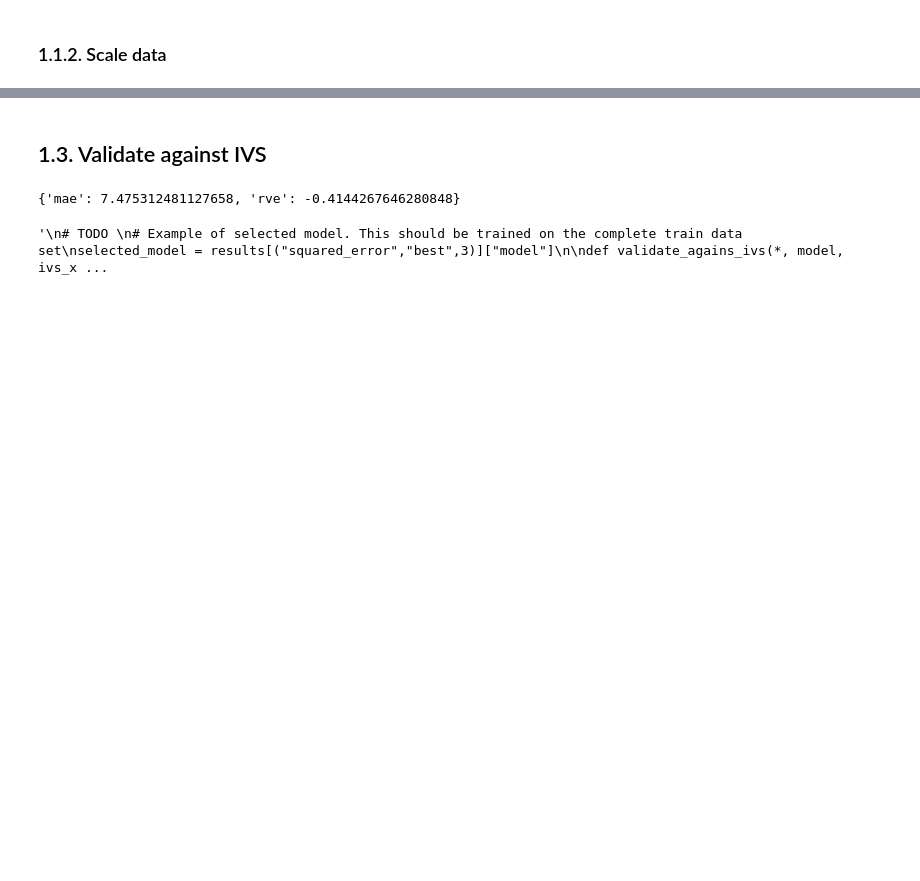
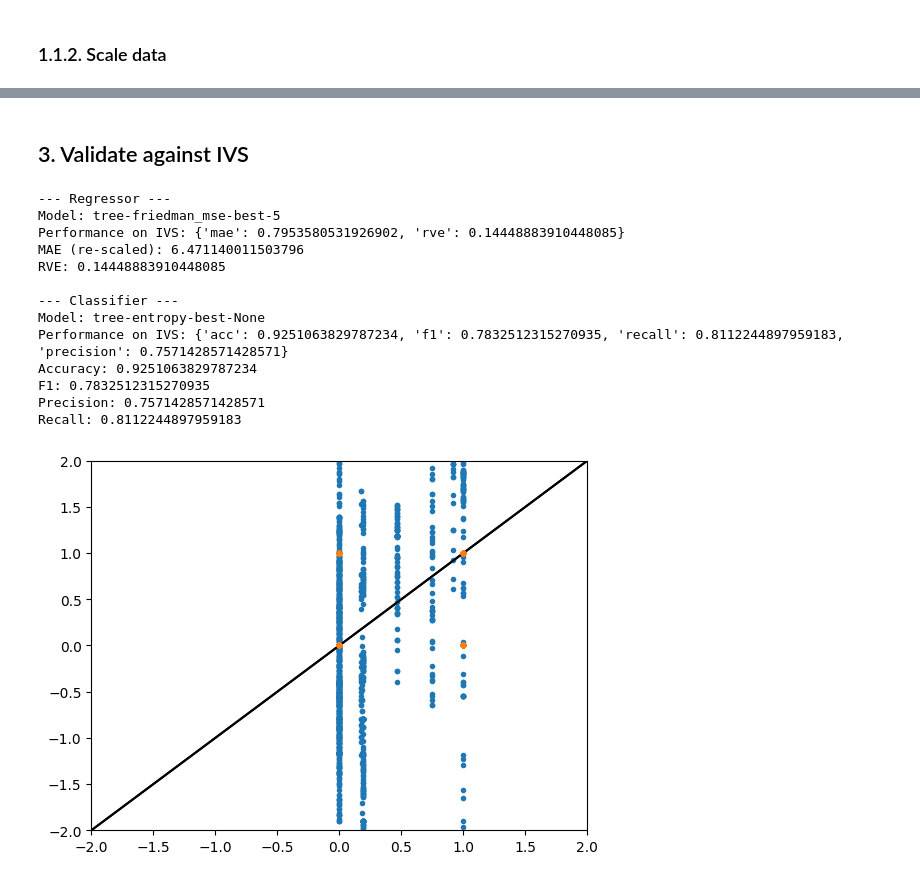
Before and after one commit to DuarteSerranoR/ML_HomeAssignments, a Jupyter notebook: main.ipynb, the cells around one changed output, grey strips where cells are left out. Saved outputs shown, nothing was run; the diff lists cells and outputs as text; code cells hidden in the pictures; blank space fills up the shorter version.

```diff
--- a/main.ipynb
+++ b/main.ipynb
@@ -122,0 +194,18 @@ print(json.dumps({"-".join([str(p) for p in k]): v["evaluation"] for (k, v) in r
+# %%
+#train_x = np.array(train_df[['Jitter(%)', 'Shimmer', 'NHR', 'HNR', 'RPDE', 'DFA', 'PPE']])
+train_x = np.array(train_df[['sex', 'age', 'Jitter(%)', 'Shimmer', 'HNR', 'RPDE', 'DFA', 'PPE']])
+train_y = np.array(train_df["total_UPDRS"])
+
+#ivs_x = np.array(ivs_df[['Jitter(%)', 'Shimmer', 'NHR', 'HNR', 'RPDE', 'DFA', 'PPE']])
+ivs_x = np.array(ivs_df[['sex', 'age', 'Jitter(%)', 'Shimmer', 'HNR', 'RPDE', 'DFA', 'PPE']])
+ivs_y = np.array(ivs_df["total_UPDRS"])
+
+train_y = np.array(train_y > 40, dtype=bool).astype(int)  # 801 positivos, 3899 negativos
+print(f"No. positives: {len(train_y[np.nonzero(train_y)])}")
+print(f"No. negatives: {len(train_y) - len(train_y[np.nonzero(train_y)])}")
+ivs_y = np.array(ivs_y > 40, dtype=bool).astype(int)
+
+x_mean  = np.mean(train_x, axis=0)
+x_std   = np.std(train_x, axis=0)
+train_x = (train_x - x_mean) / x_std
+ivs_x_scaled = (ivs_x - np.mean(ivs_x, axis=0)) / np.std(ivs_x, axis=0)
@@ -123,22 +276,45 @@ print(json.dumps({"-".join([str(p) for p in k]): v["evaluation"] for (k, v) in r
 # %% [markdown]
-## 1.3. Validate against IVS
+## 3. Validate against IVS
 # %%
-# Example of selected model. This should be trained on the complete train data set
-selected_model = results[("squared_error","best",3)]["model"]
-
-def validate_agains_ivs(*, model, ivs_x, ivs_y, metrics={"mae": mean_absolute_error, "rve": explained_variance_score}):
+def validate_agains_ivs(*, model, ivs_x, ivs_y, metrics):
     y_pred = model.predict(ivs_x)
 
     plt.xlim(-2, 2)
     plt.ylim(-2, 2)
     plt.axline((0, 0), slope=1, color="black")
     plt.plot(y_pred, ivs_y, ".")
 
     return {metric_name: metric_f(ivs_y, y_pred) for (metric_name, metric_f) in metrics.items()}
 
 
-performance_on_ivs = validate_agains_ivs(model=selected_model, ivs_x=ivs_x, ivs_y=ivs_y)
-print(performance_on_ivs)
+print("--- Regressor ---")
+print(f"Model: {best_regressor['name']}")
+performance_on_ivs = validate_agains_ivs(model=best_regressor["model"], ivs_x=ivs_x_scaled, ivs_y=ivs_y_scaled, metrics={"mae": mean_absolute_error, "rve": explained_variance_score})
+print(f"Performance on IVS: {performance_on_ivs}")
+print(f"MAE (re-scaled): {performance_on_ivs['mae'] * y_std} ")
+print(f"RVE: {performance_on_ivs['rve']}")
+print()
+print("--- Classifier ---")
+print(f"Model: {best_classifier['name']}")
+performance_on_ivs = validate_agains_ivs(model=best_classifier["model"], ivs_x=ivs_x_scaled, ivs_y=ivs_y, metrics={"acc": accuracy_score, "f1": f1_score, "recall": recall_score, "precision": precision_score})
+print(f"Performance on IVS: {performance_on_ivs}")
+print(f"Accuracy: {performance_on_ivs['acc']}")
+print(f"F1: {performance_on_ivs['f1']}")
+print(f"Precision: {performance_on_ivs['precision']}")
+print(f"Recall: {performance_on_ivs['recall']}")
+# TODO fix plots
 # %% [output]
-{'mae': 7.475312481127658, 'rve': -0.4144267646280848}
+--- Regressor ---
+Model: tree-friedman_mse-best-5
+Performance on IVS: {'mae': 0.7953580531926902, 'rve': 0.14448883910448085}
+MAE (re-scaled): 6.471140011503796
+RVE: 0.14448883910448085
+
+--- Classifier ---
+Model: tree-entropy-best-None
+Performance on IVS: {'acc': 0.9251063829787234, 'f1': 0.7832512315270935, 'recall': 0.8112244897959183, 'precision': 0.7571428571428571}
+Accuracy: 0.9251063829787234
+F1: 0.7832512315270935
+Precision: 0.7571428571428571
+Recall: 0.8112244897959183
-'\n# TODO \n# Example of selected model. This should be trained on the complete train data set\nselected_model = results[("squared_error","best",3)]["model"]\n\ndef validate_agains_ivs(*, model, ivs_x ...
+[figure, added]
```
Also changed, not shown: parts of 17 cells of this notebook.
